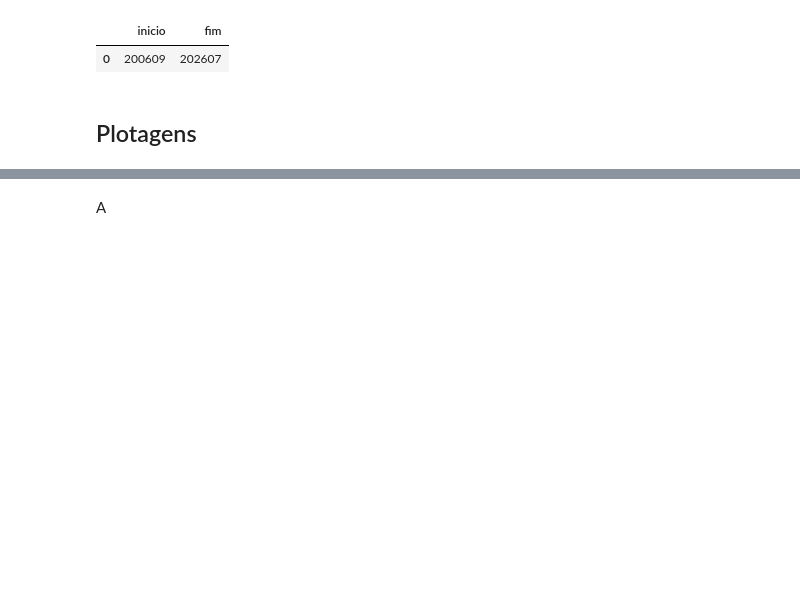
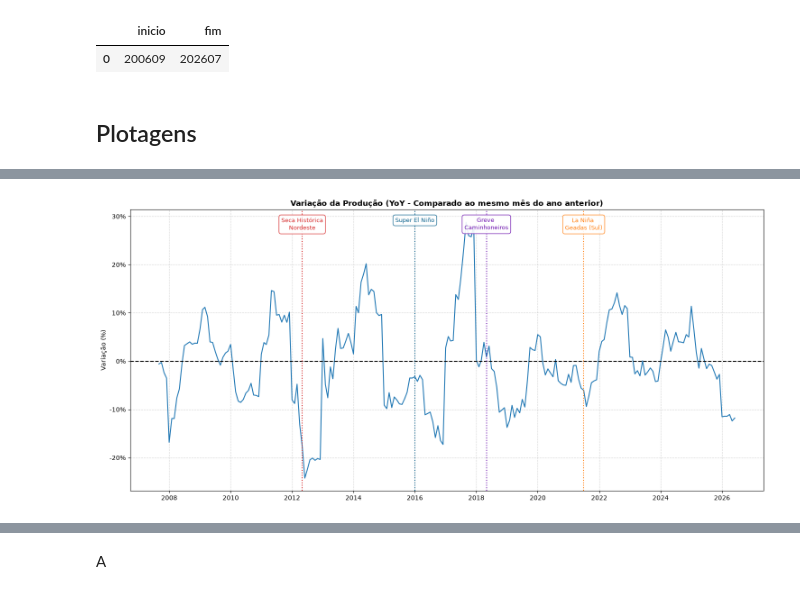
Before and after one commit to milton-miranda/mecai-26-prob-estat, a Jupyter notebook: notebooks/02_exploratory_time_series_feijao.ipynb, the cells around one changed output, grey strips where cells are left out. Saved outputs shown, nothing was run; the diff lists cells and outputs as text; code cells hidden in the pictures; blank space fills up the shorter version.

```diff
--- a/notebooks/02_exploratory_time_series_feijao.ipynb
+++ b/notebooks/02_exploratory_time_series_feijao.ipynb
@@ -93,0 +85,7 @@ distribuicao = duckdb.sql("""
+# %%
+choques = [
+    {"data": "2012-05-01", "texto": "Seca Histórica\nNordeste", "cor": "#d62728"},
+    {"data": "2016-01-01", "texto": "Super El Niño", "cor": "#065F8B"},
+    {"data": "2018-05-01", "texto": "Greve \nCaminhoneiros", "cor": "#6a0dad"},
+    {"data": "2021-07-01", "texto": "La Niña \nGeadas (Sul)", "cor": "#ff7f0e"}
+]
@@ -93,0 +189,52 @@ distribuicao = duckdb.sql("""
+# %%
+linha_do_tempo = duckdb.sql("""
+    SELECT
+        MAKE_DATE(ano, mes, 1) AS data,
+        SUM(quantidade_tons) AS producao
+    FROM df_data
+    GROUP BY ano, mes
+    ORDER BY data ASC;
+""").df()
+
+linha_do_tempo.set_index('data', inplace=True)
+linha_do_tempo = linha_do_tempo.loc[:'2026-06-01']
+
+# linha_do_tempo['variacao_mom'] = linha_do_tempo['producao'].pct_change(1) * 100
+linha_do_tempo['variacao_yoy'] = linha_do_tempo['producao'].pct_change(12) * 100
+
+fig, ax = plt.subplots(figsize=(15, 7), sharex=True)
+
+ax.plot(linha_do_tempo.index, linha_do_tempo['variacao_yoy'], color='#1f77b4', linewidth=1.5)
+ax.axhline(0, color='black', linewidth=1.5, linestyle='--')
+ax.set_title("Variação da Produção (YoY - Comparado ao mesmo mês do ano anterior)", fontweight='bold')
+ax.set_ylabel("Variação (%)")
+ax.grid(True, linestyle='--', alpha=0.5)
+ax.yaxis.set_major_formatter(plt.FuncFormatter(lambda x, p: f'{x:,.0f}%'))
+
+y_topo = ax.get_ylim()[1]
+
+for choque in choques:
+    data_choque = pd.to_datetime(choque["data"])
+    cor = choque["cor"]
+    ax.axvline(x=data_choque, color=cor, linestyle=":", linewidth=1.5, zorder=2)
+    ax.text(
+        x=data_choque,
+        y= y_topo * 0.95,
+        s=choque["texto"],
+        color=cor,
+        fontsize=9,
+        ha="center",
+        va="top",
+        zorder=4,
+        bbox=dict(
+            boxstyle="round,pad=0.4",
+            facecolor="white",
+            edgecolor=cor,
+            alpha=0.9
+        )
+    )
+
+plt.tight_layout()
+plt.show()
+# %% [output]
+[figure, added]
```
Also changed, not shown: parts of 9 cells of this notebook.
